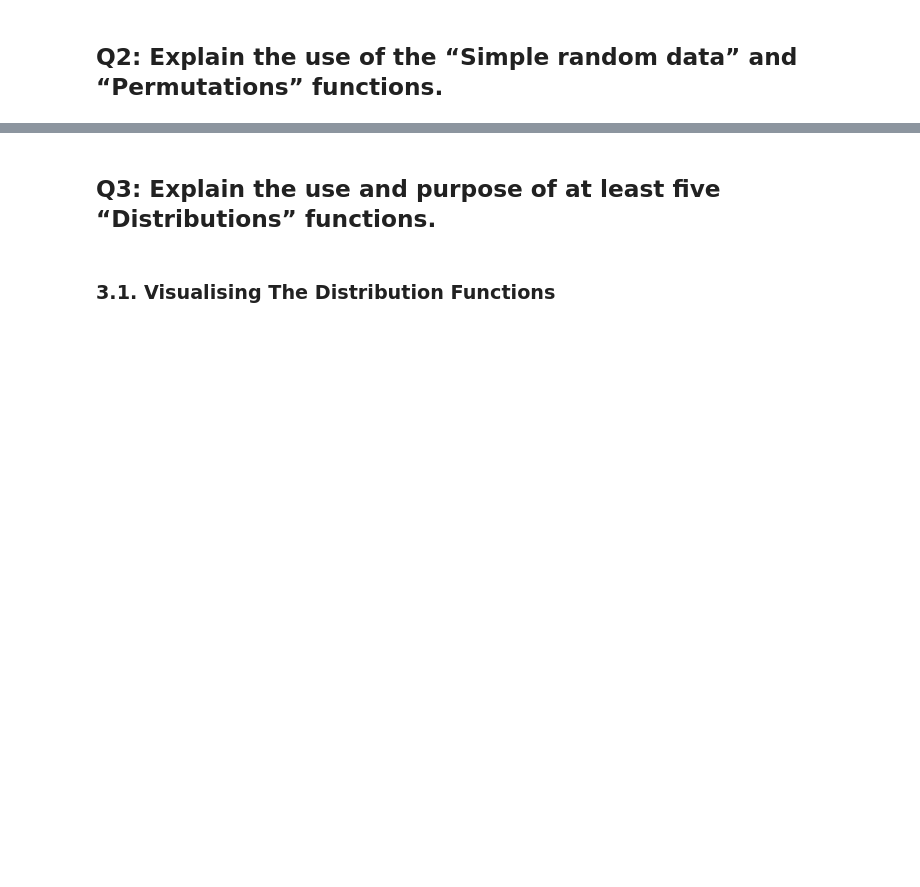
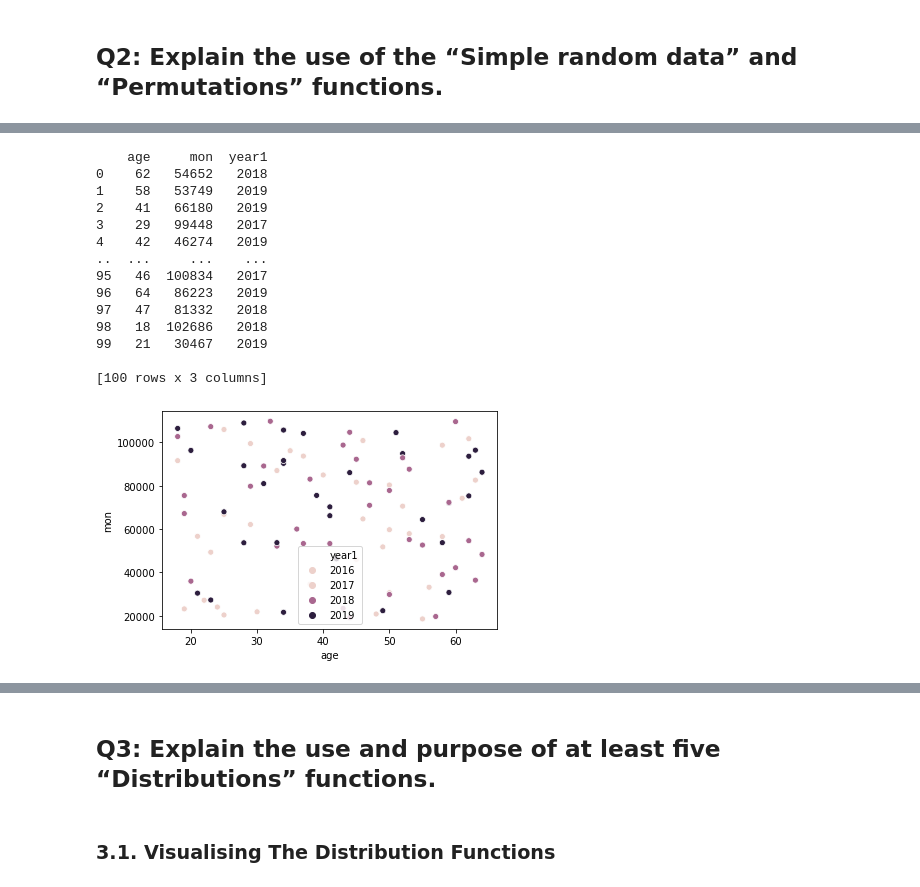
Before and after one commit to PJFinnerty/52465-Assignment, a Jupyter notebook: Practical Assignment.ipynb, the cells around one changed output, grey strips where cells are left out. Drawn from its saved outputs; the diff is of its cells as text; code cells hidden in the pictures; blank space fills up the shorter version.

```diff
--- a/Practical Assignment.ipynb
+++ b/Practical Assignment.ipynb
@@ -323,0 +213,31 @@ None
+# %%
+pd.set_option('display.max_rows', 50)
+age=rng.integers(18, 65, size=100)
+
+mon=rng.integers(18500, 110000, size=100)
+
+year1=rng.integers(2017, 2020, size=100)
+year1
+
+df = pd.DataFrame({'age': age.ravel(), 'mon': mon.ravel(), 'year1': year1.ravel()})
+print (df)
+
+stat = sns.scatterplot(x="age", y="mon", hue= "year1", data=df)
+plt.legend()
+plt.show()
+# %% [output]
+    age     mon  year1
+0    62   54652   2018
+1    58   53749   2019
+2    41   66180   2019
+3    29   99448   2017
+4    42   46274   2019
+..  ...     ...    ...
+95   46  100834   2017
+96   64   86223   2019
+97   47   81332   2018
+98   18  102686   2018
+99   21   30467   2019
+
+[100 rows x 3 columns]
+[figure, added]
```
Also changed, not shown: parts of 339 cells of this notebook, 5 other files.
